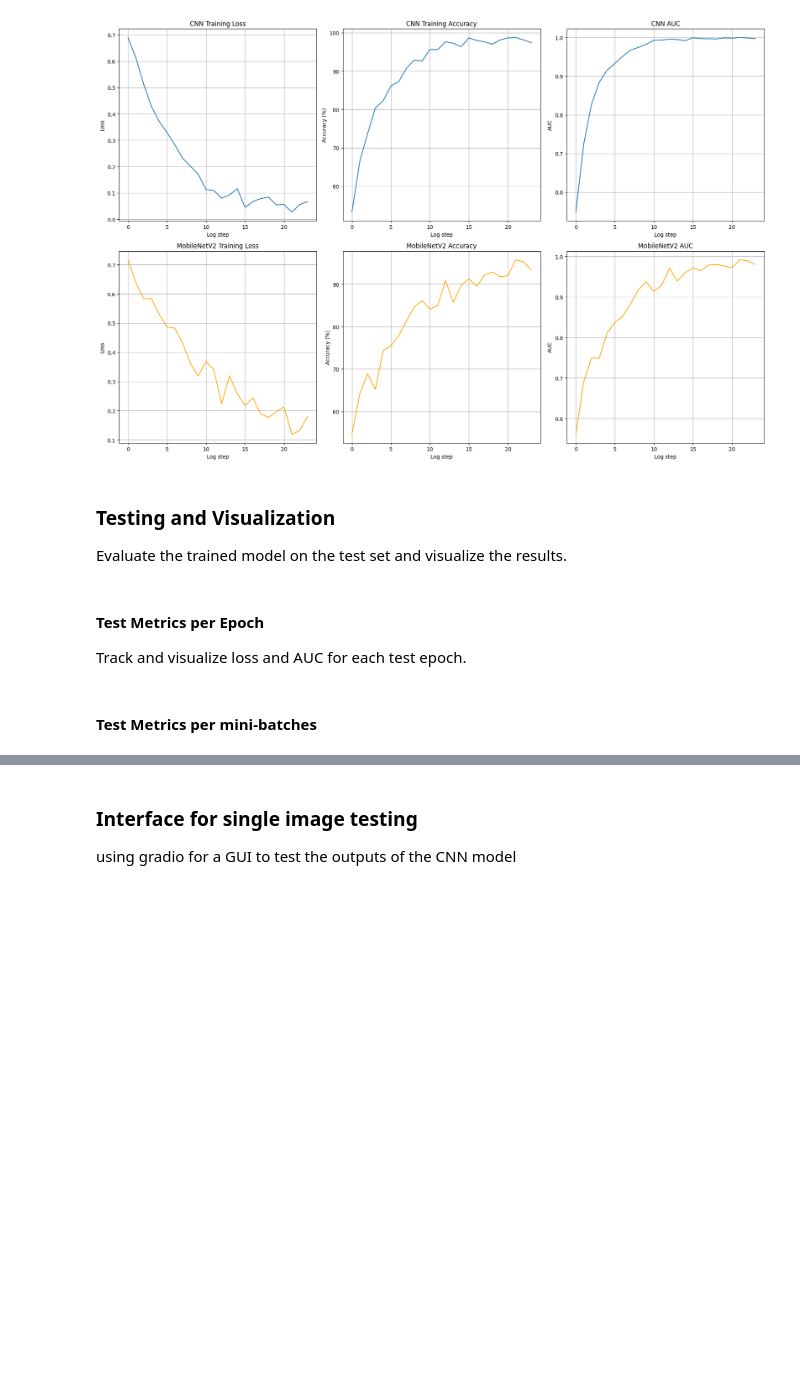
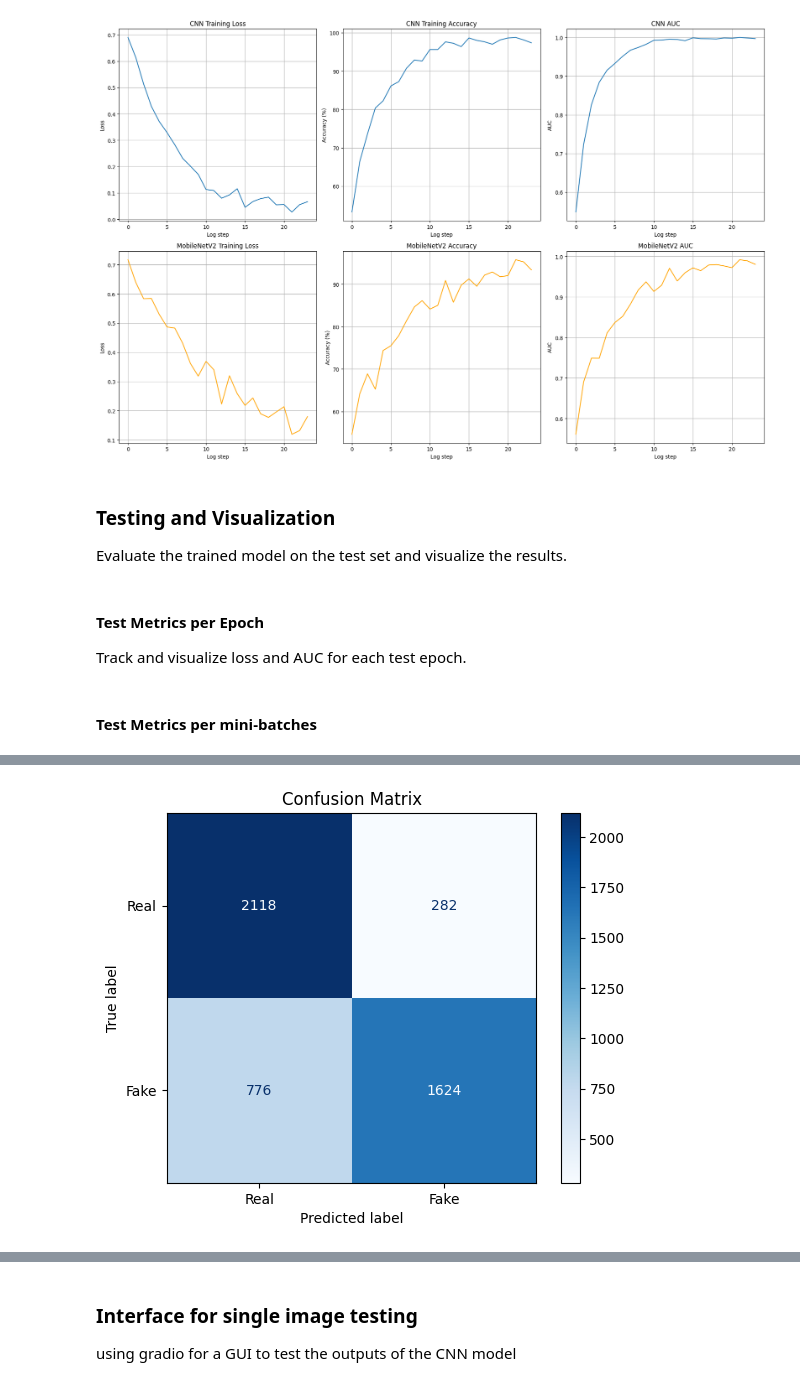
Before and after one commit to jobsalhi/Fake-Vs-Real-Image-detection, a Jupyter notebook: explore.ipynb, the cells around one changed output, grey strips where cells are left out. Drawn from its saved outputs; the diff is of its cells as text; code cells hidden in the pictures; blank space fills up the shorter version.

Commit message:
better visulaization for confusion matrixs

```diff
--- a/explore.ipynb
+++ b/explore.ipynb
@@ -686,13 +686,20 @@ Track and visualize loss and AUC for each test epoch.
 # %% [markdown]
 #### Test Metrics per mini-batches
 # %%
-from sklearn.metrics import confusion_matrix
+import torch
+from sklearn.metrics import roc_auc_score, confusion_matrix, roc_curve, auc , ConfusionMatrixDisplay
+import plotly.graph_objects as go
+import seaborn as sns
+import matplotlib.pyplot as plt
+
+# Load model
 device = torch.device("cpu")
 net.load_state_dict(torch.load("fake_image_model.pth", map_location=device))
 net = net.to(device)
 net.eval()
 criterion = torch.nn.CrossEntropyLoss()
 
+# Logging and tracking
 log_steps = 5
 test_losses = []
 test_accuracies = []
@@ -703,24 +710,26 @@ correct_test = 0
 total_test = 0
 all_scores = []
 all_labels = []
-
+all_preds = []  # predicted class labels
+all_true = []   # true labels
 
 with torch.no_grad():
     for i, data in enumerate(test_loader, 0):
         inputs, labels = data
-        inputs = inputs.to(device)  # will be on CPU
+        inputs = inputs.to(device)
         labels = labels.to(device)
 
         outputs = net(inputs)
         loss = criterion(outputs, labels)
 
         _, pred_cls = torch.max(outputs, 1)
+
         correct_test += (pred_cls == labels).sum().item()
         total_test += labels.size(0)
 
-        all_scores.append(outputs[:, 1].detach().cpu())  # already on CPU
+        all_scores.append(outputs[:, 1].detach().cpu())
         all_labels.append(labels.detach().cpu())
-        all_preds.extend(preds.cpu().numpy())
+        all_preds.extend(pred_cls.cpu().numpy())
         all_true.extend(labels.cpu().numpy())
 
         running_loss += loss.item()
@@ -746,4 +755,11 @@ with torch.no_grad():
             all_labels = []
 
 print('Finished Testing CNN')
+cm = confusion_matrix(all_true, all_preds)
+# confusion matrix with Plotly
+disp = ConfusionMatrixDisplay(confusion_matrix=cm, display_labels=["Real", "Fake"])
+disp.plot(cmap='Blues')
+plt.title('Confusion Matrix')
+plt.grid(False)
+plt.show()
 # %% [output]
@@ -767 +783,2 @@ Confusion Matrix:
+[figure, added]
 # %%
```
Also changed, not shown: parts of 3 cells of this notebook.
